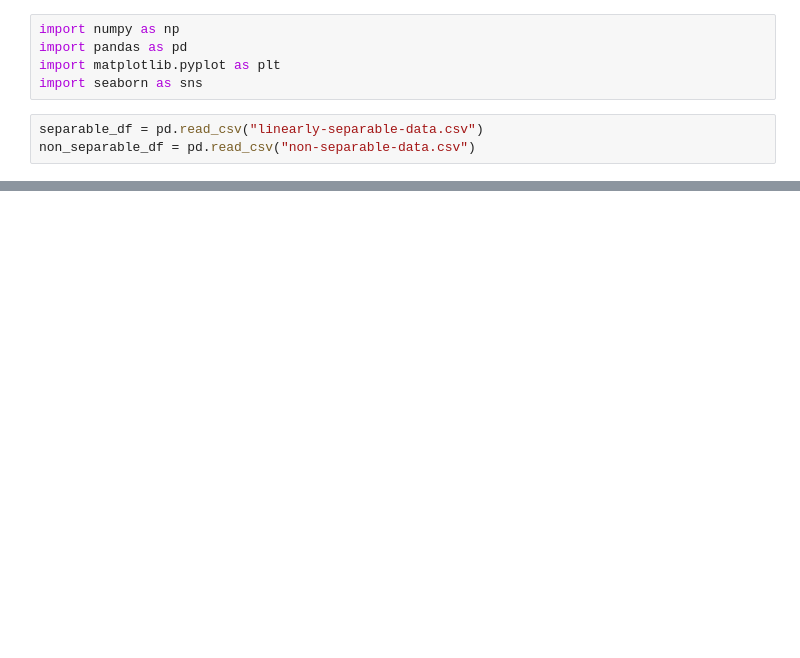
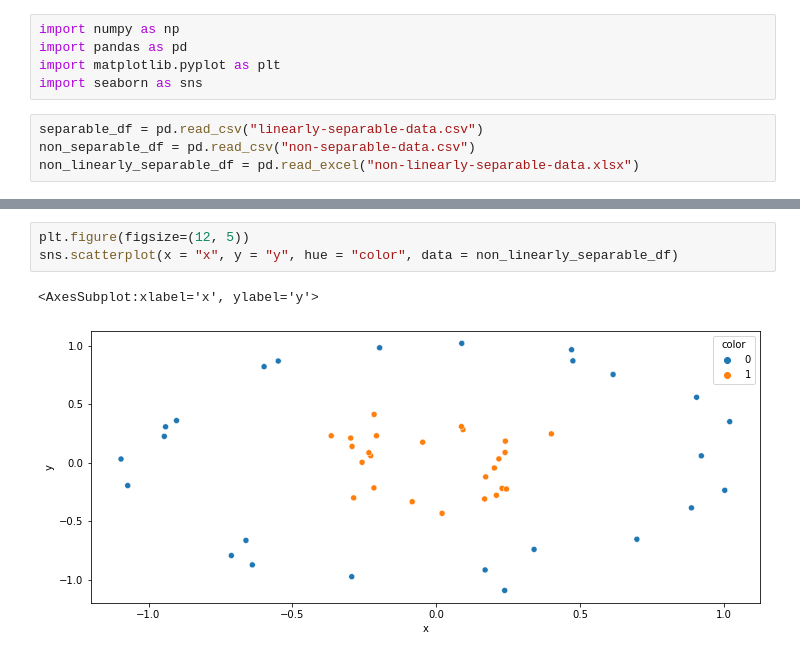
Before and after one commit to miraehab/Support-Vector-Machine-Implementation, a Jupyter notebook: notebook.ipynb, the cells around one changed output, grey strips where cells are left out. Saved outputs shown, nothing was run; the diff lists cells and outputs as text; blank space fills up the shorter version.

```diff
--- a/notebook.ipynb
+++ b/notebook.ipynb
@@ -6,3 +6,4 @@ import seaborn as sns
 # %%
 separable_df = pd.read_csv("linearly-separable-data.csv")
 non_separable_df = pd.read_csv("non-separable-data.csv")
+non_linearly_separable_df = pd.read_excel("non-linearly-separable-data.xlsx")
@@ -20,0 +27,6 @@ sns.scatterplot(x = "x", y = "y", hue = "color", data = non_separable_df)
+# %%
+plt.figure(figsize=(12, 5))
+sns.scatterplot(x = "x", y = "y", hue = "color", data = non_linearly_separable_df)
+# %% [output]
+<AxesSubplot:xlabel='x', ylabel='y'>
+[figure, added]
```
Also changed, not shown: parts of 3 cells of this notebook, 1 other file.
